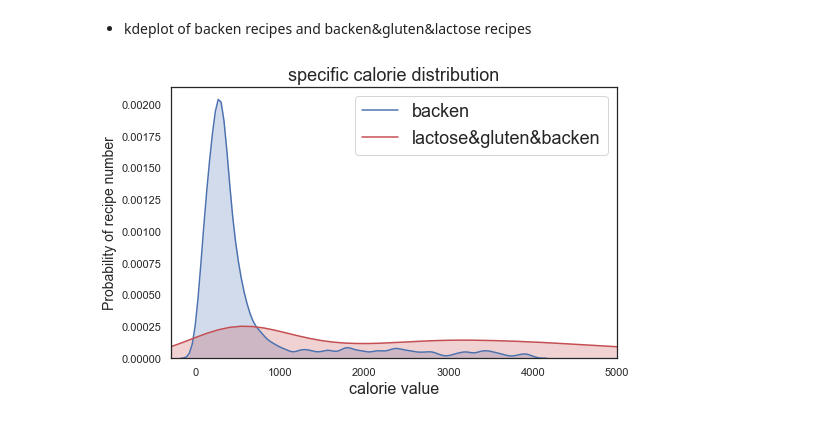
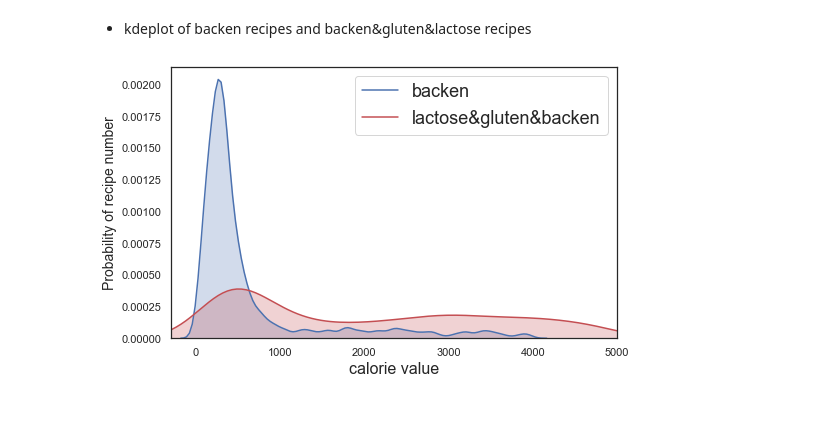
Before and after one commit to sunwen0120/Pratikum_chefkoch, a Jupyter notebook: submit code/Data analysis/Section_3&4_part1.ipynb, the cells around one changed output. Saved outputs shown, nothing was run; the diff lists cells and outputs as text; code cells hidden in the pictures.

```diff
--- a/submit code/Data analysis/Section_3&4_part1.ipynb
+++ b/submit code/Data analysis/Section_3&4_part1.ipynb
@@ -249,12 +249,3 @@ iplot(fig, filename = "Box Plot Styling Outliers")
 ## Correlation between Calorie and Average Score
 # %% [markdown]
 - Average score of specific recipes
-# %%
-def tags_preprocessing(tags):
-    tags = tags.replace("'","")
-    tags = tags.replace(" ","")
-    tags = tags.replace("[","")
-    tags = tags.replace("]","")
-    tags = tags.split(",")
-    tags = [x.lower() for x in tags]
-    return tags
@@ -721,29 +744,10 @@ for i in range(len(df_backen)):
     tags = tags_preprocessing(tags)
     if "backen" in tags and 'lactose' in tags and 'gluten' in tags:
         df_backen.at[i,'material'] ='lactose&gluten&backen'
+df_backen = df_backen[(df_backen["calorie_value"]>1) & (df_backen["calorie_value"]<5000) ]
-# %%
-def get_cooking_method(cook_method, data):
-
-    # add a new column class
-    drop_index = []
-    for i in range(len(data)):
-        tags = data.loc[i]["tags"]
-        tags = tags_preprocessing(tags)
-
-        cooking_same =[l for l in cook_method if l in tags]
-
-        if len(cooking_same) == 1:
-            data.at[i, 'cooking method'] = cooking_same[0]
-        if len(cooking_same) == 0:
-            drop_index.append(i)
-        if len(cooking_same) > 1:
-            drop_index.append(i)
-
-    # drop the columns which has no cooking method tags
-    data = data.drop(data.index[drop_index])
-    return data
 # %%
 # divided all the recipes into all different cooking methods
+from functions import get_cooking_method
 cook_method = ['auflauf','gekocht','backen','blanchieren',
                'braten','römertopf','mikrowelle']
 df_cook_new = get_cooking_method(cook_method, df_ridge)
@@ -752,23 +756,23 @@ df_cook_new = get_cooking_method(cook_method, df_ridge)
 y = df_cook_new[df_cook_new['material'] == 'lactose&gluten&backen']
 index_n = y.index.tolist()
 df_cook_2 = df_cook_new.drop(index = index_n)
-df_cook_2 = df_cook_2[(df_cook_2["calorie_value"]>1) & (df_cook_1["calorie_value"]<4000) ]
+df_cook_2 = df_cook_2[(df_cook_2["calorie_value"]>1) & (df_cook_2["calorie_value"]<4000)]
 # %%
 df_cook_2 = df_cook_2.rename(columns={'calorie_value':'backen'})
 df_backen = df_backen.rename(columns={'calorie_value':'lactose&gluten&backen'})
 
 plt.figure(figsize=(8, 5))
 sns.set(style="white")
 
 sns.kdeplot(df_cook_2.loc[(df_cook_2['cooking method']=='backen'),
             'backen'], shade=True, color="b")
 sns.kdeplot(df_backen.loc[(df_backen['material']=='lactose&gluten&backen'),
             'lactose&gluten&backen'], shade=True, color="r")
 plt.xlim(-300,5000)
 plt.ylabel('Probability of recipe number',fontsize=14)
 plt.xlabel('calorie value',fontsize=16)
-plt.title('specific calorie distribution',fontsize=18)
+# plt.title('specific calorie distribution',fontsize=18)
 plt.legend(fontsize=18)
 plt.show()
 # %% [output]
-[figure, old version]
+[figure, new version]
```
Also changed, not shown: parts of 9 cells of this notebook, 2 other files.
